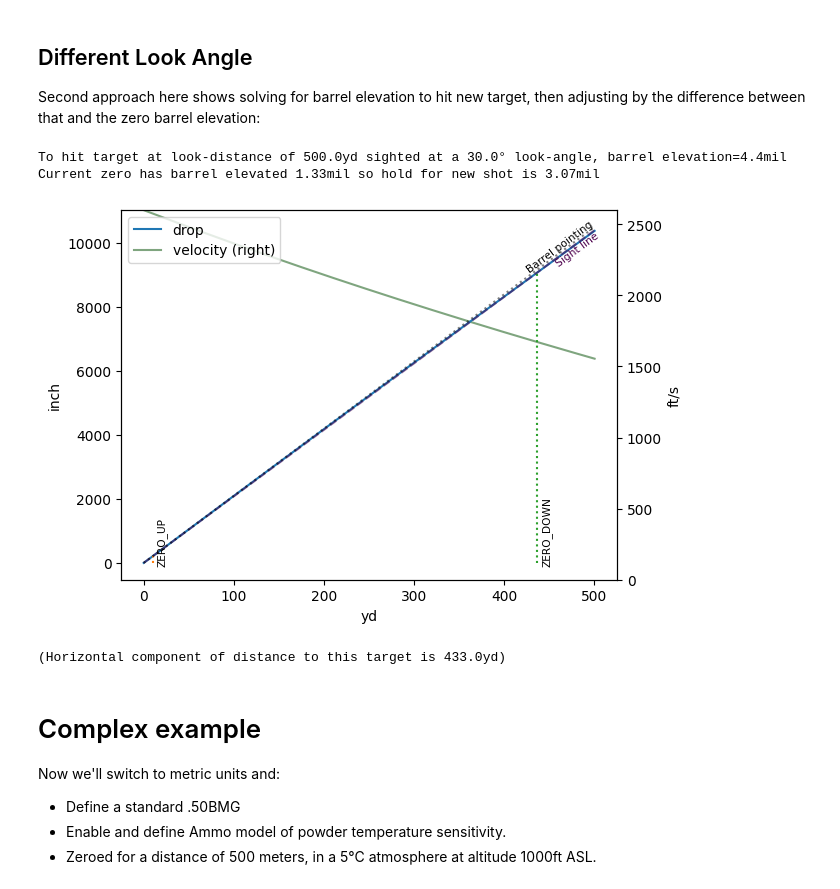
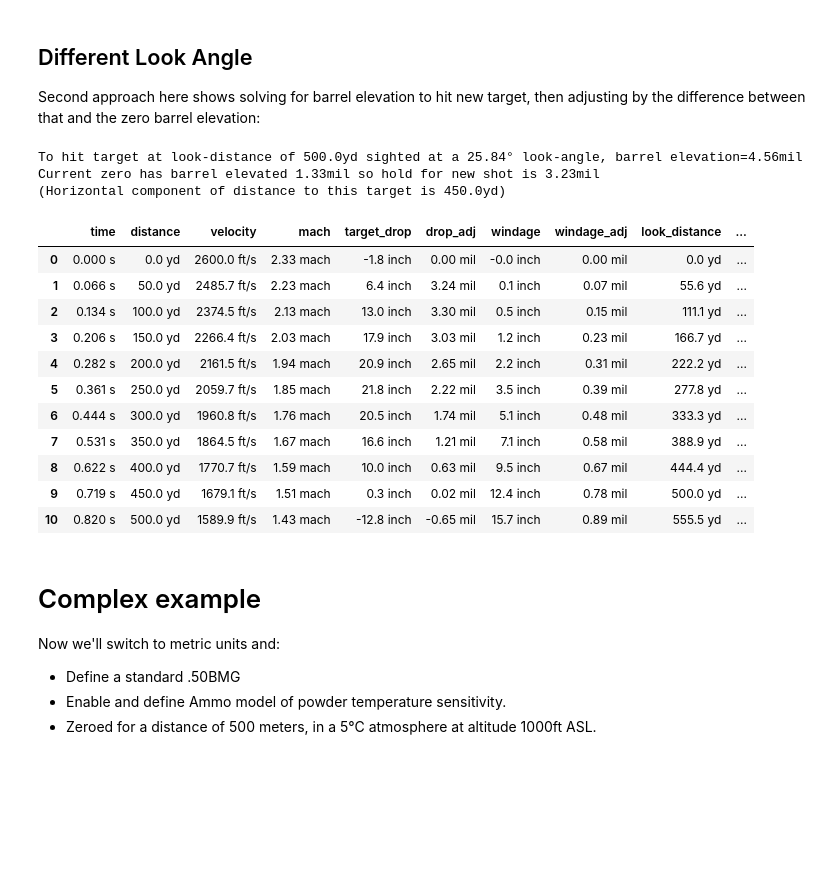
Before and after one commit to o-murphy/py-ballisticcalc, a Jupyter notebook: Example.ipynb, the cells around one changed output. Saved outputs shown, nothing was run; the diff lists cells and outputs as text; code cells hidden in the pictures; blank space fills up the shorter version.

```diff
--- a/Example.ipynb
+++ b/Example.ipynb
@@ -113,32 +114,40 @@ Second approach here shows solving for barrel elevation to hit new target, then
 # %%
 # Calculate elevation for a new shot at a different look-angle
 new_shot = copy.copy(zero)  # Copy the zero properties; NB: Not a deepcopy!
-new_shot.look_angle = Angular.Degree(30)
+new_shot.look_angle = Angular.Degree(25.84)
 new_elevation = calc.barrel_elevation_for_target(shot=new_shot, target_distance=new_target_distance)
 # Firing solution:
 hold = Angular.Mil((new_elevation >> Angular.Mil) - (zero.weapon.zero_elevation >> Angular.Mil))
 
 print(f'To hit target at look-distance of {new_target_distance << Set.Units.distance}'
       f' sighted at a {new_shot.look_angle << Set.Units.angular} look-angle,'
       f' barrel elevation={new_elevation << Set.Units.adjustment}')
 print(f'Current zero has barrel elevated {zero.weapon.zero_elevation << Set.Units.adjustment}'
       f' so hold for new shot is {hold << Set.Units.adjustment}')
+horizontal = Distance(math.cos(new_shot.look_angle >> Angular.Radian)
+                      * new_target_distance.unit_value, new_target_distance.units)
+print(f'(Horizontal component of distance to this target is {horizontal})')
 
 # Plot this shot
 new_shot.relative_angle = hold
-adjusted_result = calc.fire(new_shot, trajectory_range=500, extra_data=True)
-adjusted_result.plot()
-plt.show()
-
-from math import cos
-horizontal = Distance(cos(new_shot.look_angle >> Angular.Radian)
-                      * new_target_distance.unit_value, new_target_distance.units)
-print(f'(Horizontal component of distance to this target is {horizontal})')
+card = calc.fire(new_shot, trajectory_range=500)
+card.dataframe(True).drop(['height', 'energy', 'ogw', 'flag'], axis=1)
 # %% [output]
-To hit target at look-distance of 500.0yd sighted at a 30.0° look-angle, barrel elevation=4.4mil
-Current zero has barrel elevated 1.33mil so hold for new shot is 3.07mil
+To hit target at look-distance of 500.0yd sighted at a 25.84° look-angle, barrel elevation=4.56mil
+Current zero has barrel elevated 1.33mil so hold for new shot is 3.23mil
+(Horizontal component of distance to this target is 450.0yd)
-[figure, removed]
-(Horizontal component of distance to this target is 433.0yd)
+|  | time | distance | velocity | mach | target_drop | drop_adj | windage | windage_adj | look_distance | ... |
+| 0 | 0.000 s | 0.0 yd | 2600.0 ft/s | 2.33 mach | -1.8 inch | 0.00 mil | -0.0 inch | 0.00 mil | 0.0 yd | ... |
+| 1 | 0.066 s | 50.0 yd | 2485.7 ft/s | 2.23 mach | 6.4 inch | 3.24 mil | 0.1 inch | 0.07 mil | 55.6 yd | ... |
+| 2 | 0.134 s | 100.0 yd | 2374.5 ft/s | 2.13 mach | 13.0 inch | 3.30 mil | 0.5 inch | 0.15 mil | 111.1 yd | ... |
+| 3 | 0.206 s | 150.0 yd | 2266.4 ft/s | 2.03 mach | 17.9 inch | 3.03 mil | 1.2 inch | 0.23 mil | 166.7 yd | ... |
+| 4 | 0.282 s | 200.0 yd | 2161.5 ft/s | 1.94 mach | 20.9 inch | 2.65 mil | 2.2 inch | 0.31 mil | 222.2 yd | ... |
+| 5 | 0.361 s | 250.0 yd | 2059.7 ft/s | 1.85 mach | 21.8 inch | 2.22 mil | 3.5 inch | 0.39 mil | 277.8 yd | ... |
+| 6 | 0.444 s | 300.0 yd | 1960.8 ft/s | 1.76 mach | 20.5 inch | 1.74 mil | 5.1 inch | 0.48 mil | 333.3 yd | ... |
+| 7 | 0.531 s | 350.0 yd | 1864.5 ft/s | 1.67 mach | 16.6 inch | 1.21 mil | 7.1 inch | 0.58 mil | 388.9 yd | ... |
+| 8 | 0.622 s | 400.0 yd | 1770.7 ft/s | 1.59 mach | 10.0 inch | 0.63 mil | 9.5 inch | 0.67 mil | 444.4 yd | ... |
+| 9 | 0.719 s | 450.0 yd | 1679.1 ft/s | 1.51 mach | 0.3 inch | 0.02 mil | 12.4 inch | 0.78 mil | 500.0 yd | ... |
+| 10 | 0.820 s | 500.0 yd | 1589.9 ft/s | 1.43 mach | -12.8 inch | -0.65 mil | 15.7 inch | 0.89 mil | 555.5 yd | ... |
 # %% [markdown]
 # Complex example
 
```
Also changed, not shown: parts of 5 cells of this notebook, 5 other files.
